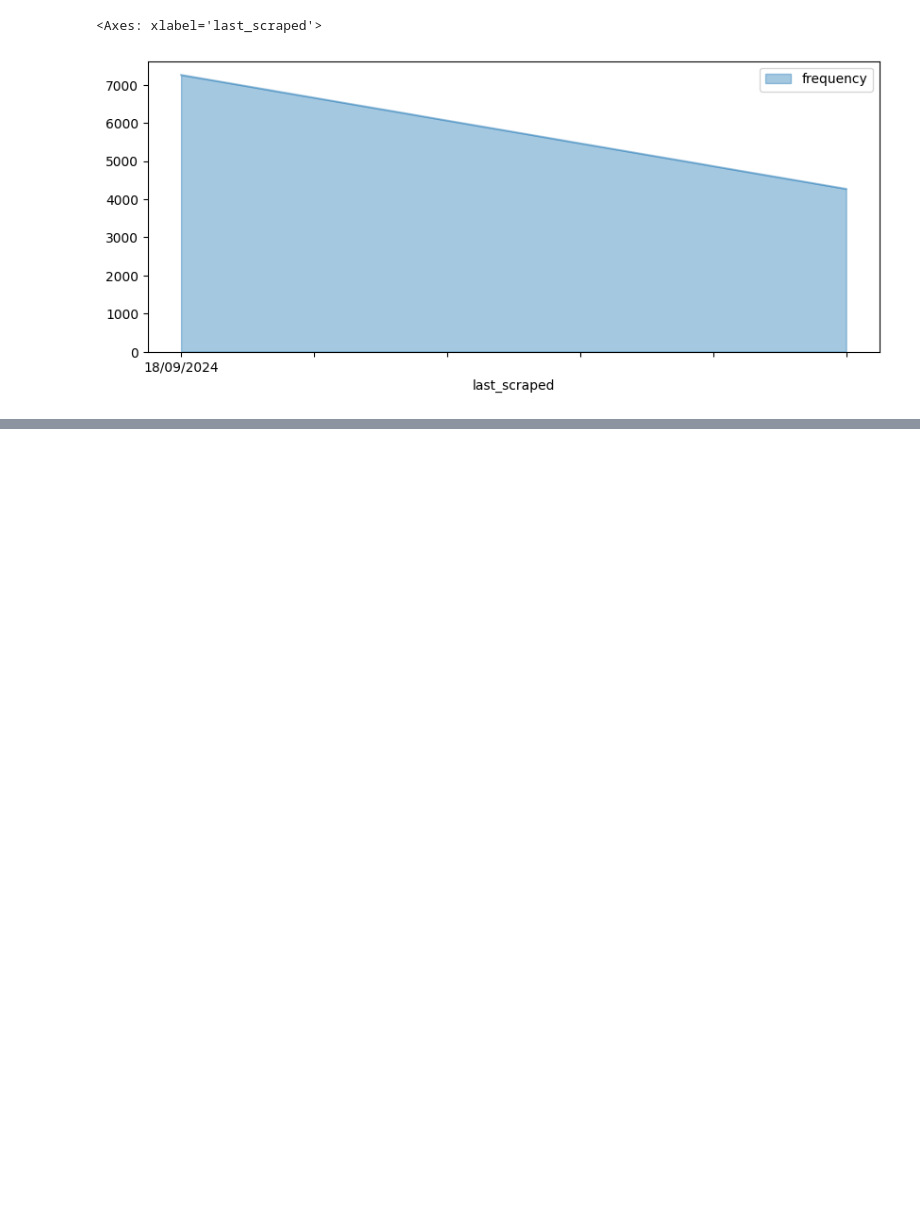
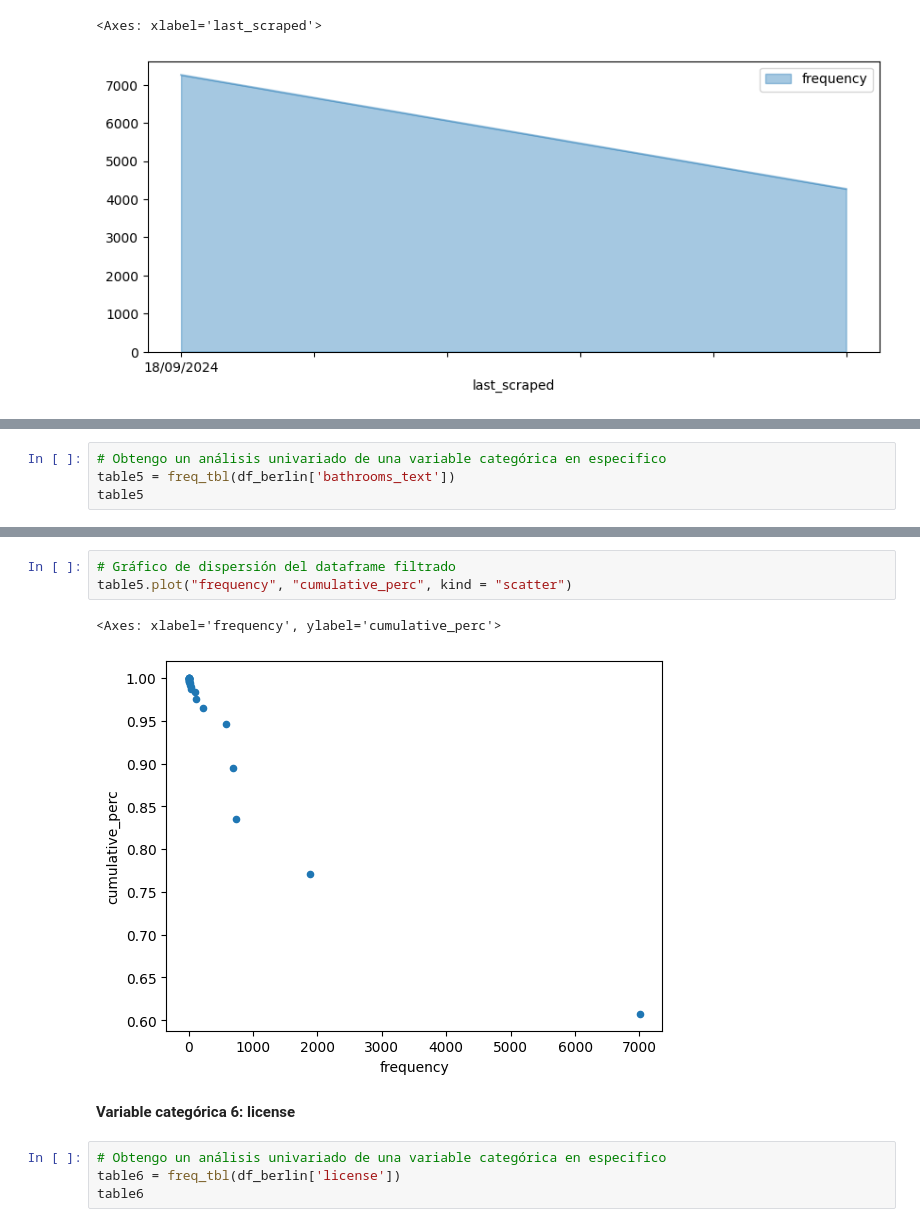
Before and after one commit to GabLopezAl/Extraccion-de-caracteristicas, a Jupyter notebook: codigo.ipynb, the cells around one changed output, grey strips where cells are left out. Saved outputs shown, nothing was run; the diff lists cells and outputs as text; blank space fills up the shorter version.

```diff
--- a/codigo.ipynb
+++ b/codigo.ipynb
@@ -121,0 +194,4 @@ table1.plot(kind = "area", figsize=(10,4), alpha = .4)
+# %%
+# Obtengo un análisis univariado de una variable categórica en especifico
+table5 = freq_tbl(df_berlin['bathrooms_text'])
+table5
@@ -121,0 +229,12 @@ table1.plot(kind = "area", figsize=(10,4), alpha = .4)
+# %%
+# Gráfico de dispersión del dataframe filtrado
+table5.plot("frequency", "cumulative_perc", kind = "scatter")
+# %% [output]
+<Axes: xlabel='frequency', ylabel='cumulative_perc'>
+[figure, added]
+# %% [markdown]
+**Variable categórica 6: license**
+# %%
+# Obtengo un análisis univariado de una variable categórica en especifico
+table6 = freq_tbl(df_berlin['license'])
+table6
```
Also changed, not shown: parts of 43 cells of this notebook.
